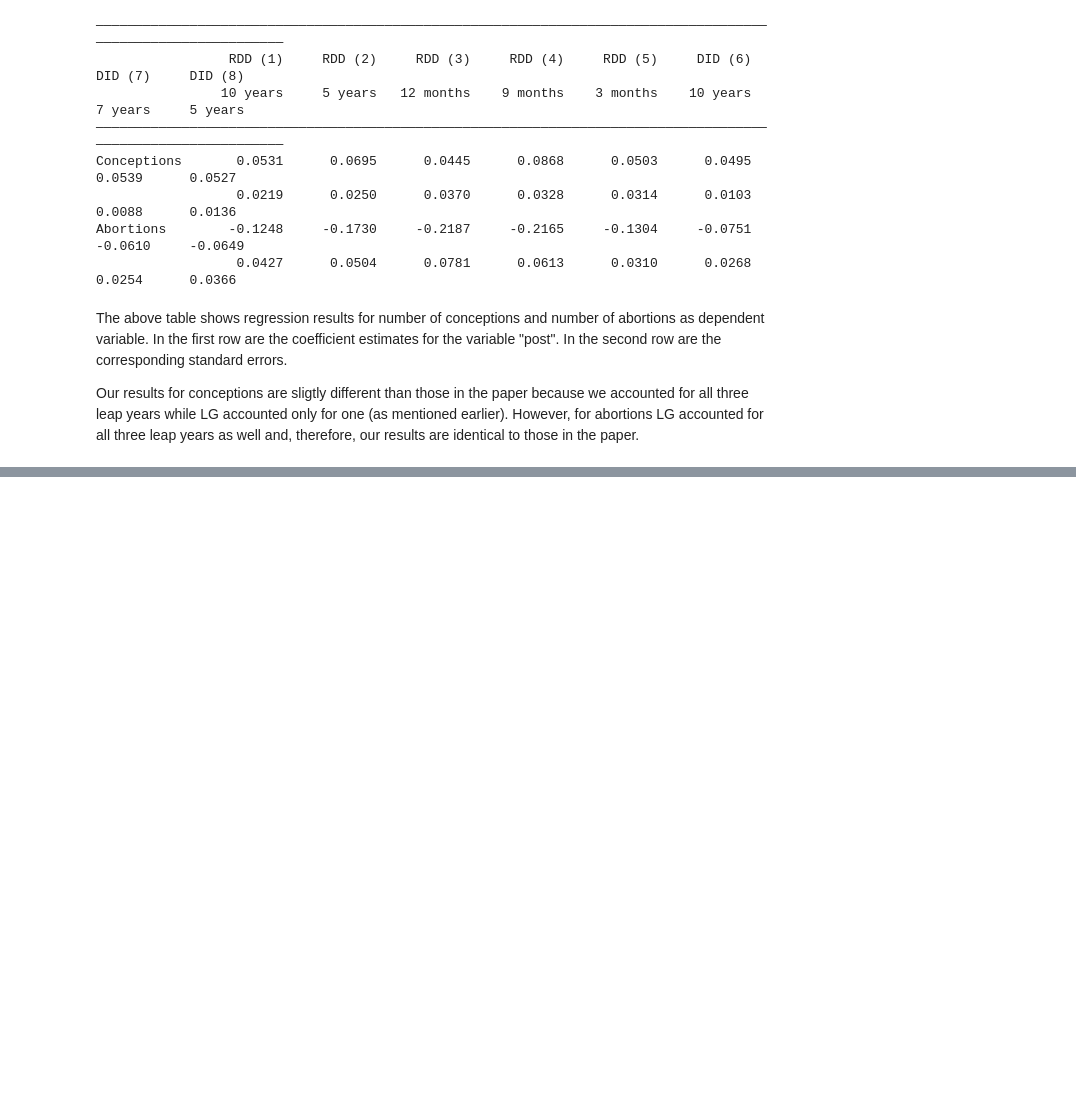
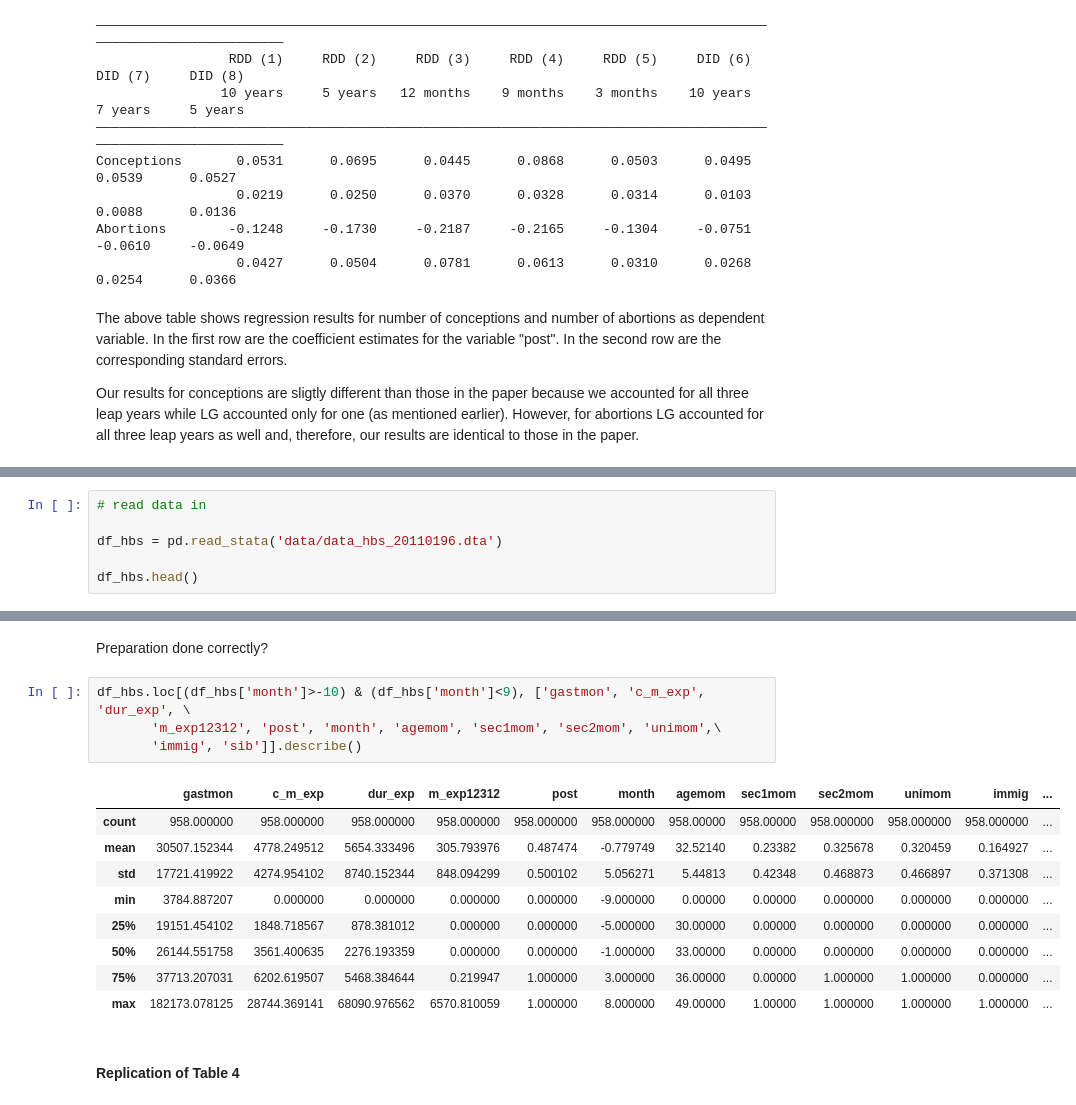
Before and after one commit to marclipfert/student-project-antonia-marc, a Jupyter notebook: student_project_Antonia_Marc.ipynb, the cells around one changed output, grey strips where cells are left out. Drawn from its saved outputs; the diff is of its cells as text; blank space fills up the shorter version.

Commit message:
Adding replication of lfs and hbs dofile to the notebook

```diff
--- a/student_project_Antonia_Marc.ipynb
+++ b/student_project_Antonia_Marc.ipynb
@@ -574,0 +590,6 @@ Our results for conceptions are sligtly different than those in the paper becaus
+# %%
+# read data in
+
+df_hbs = pd.read_stata('data/data_hbs_20110196.dta')
+
+df_hbs.head()
@@ -574,0 +671,18 @@ Our results for conceptions are sligtly different than those in the paper becaus
+# %% [markdown]
+Preparation done correctly?
+# %%
+df_hbs.loc[(df_hbs['month']>-10) & (df_hbs['month']<9), ['gastmon', 'c_m_exp', 'dur_exp', \
+       'm_exp12312', 'post', 'month', 'agemom', 'sec1mom', 'sec2mom', 'unimom',\
+       'immig', 'sib']].describe()
+# %% [output]
+|  | gastmon | c_m_exp | dur_exp | m_exp12312 | post | month | agemom | sec1mom | sec2mom | unimom | immig | ... |
+| count | 958.000000 | 958.000000 | 958.000000 | 958.000000 | 958.000000 | 958.000000 | 958.00000 | 958.00000 | 958.000000 | 958.000000 | 958.000000 | ... |
+| mean | 30507.152344 | 4778.249512 | 5654.333496 | 305.793976 | 0.487474 | -0.779749 | 32.52140 | 0.23382 | 0.325678 | 0.320459 | 0.164927 | ... |
+| std | 17721.419922 | 4274.954102 | 8740.152344 | 848.094299 | 0.500102 | 5.056271 | 5.44813 | 0.42348 | 0.468873 | 0.466897 | 0.371308 | ... |
+| min | 3784.887207 | 0.000000 | 0.000000 | 0.000000 | 0.000000 | -9.000000 | 0.00000 | 0.00000 | 0.000000 | 0.000000 | 0.000000 | ... |
+| 25% | 19151.454102 | 1848.718567 | 878.381012 | 0.000000 | 0.000000 | -5.000000 | 30.00000 | 0.00000 | 0.000000 | 0.000000 | 0.000000 | ... |
+| 50% | 26144.551758 | 3561.400635 | 2276.193359 | 0.000000 | 0.000000 | -1.000000 | 33.00000 | 0.00000 | 0.000000 | 0.000000 | 0.000000 | ... |
+| 75% | 37713.207031 | 6202.619507 | 5468.384644 | 0.219947 | 1.000000 | 3.000000 | 36.00000 | 0.00000 | 1.000000 | 1.000000 | 0.000000 | ... |
+| max | 182173.078125 | 28744.369141 | 68090.976562 | 6570.810059 | 1.000000 | 8.000000 | 49.00000 | 1.00000 | 1.000000 | 1.000000 | 1.000000 | ... |
+# %% [markdown]
+#### Replication of Table 4
```
Also changed, not shown: parts of 28 cells of this notebook, 1 other file.
